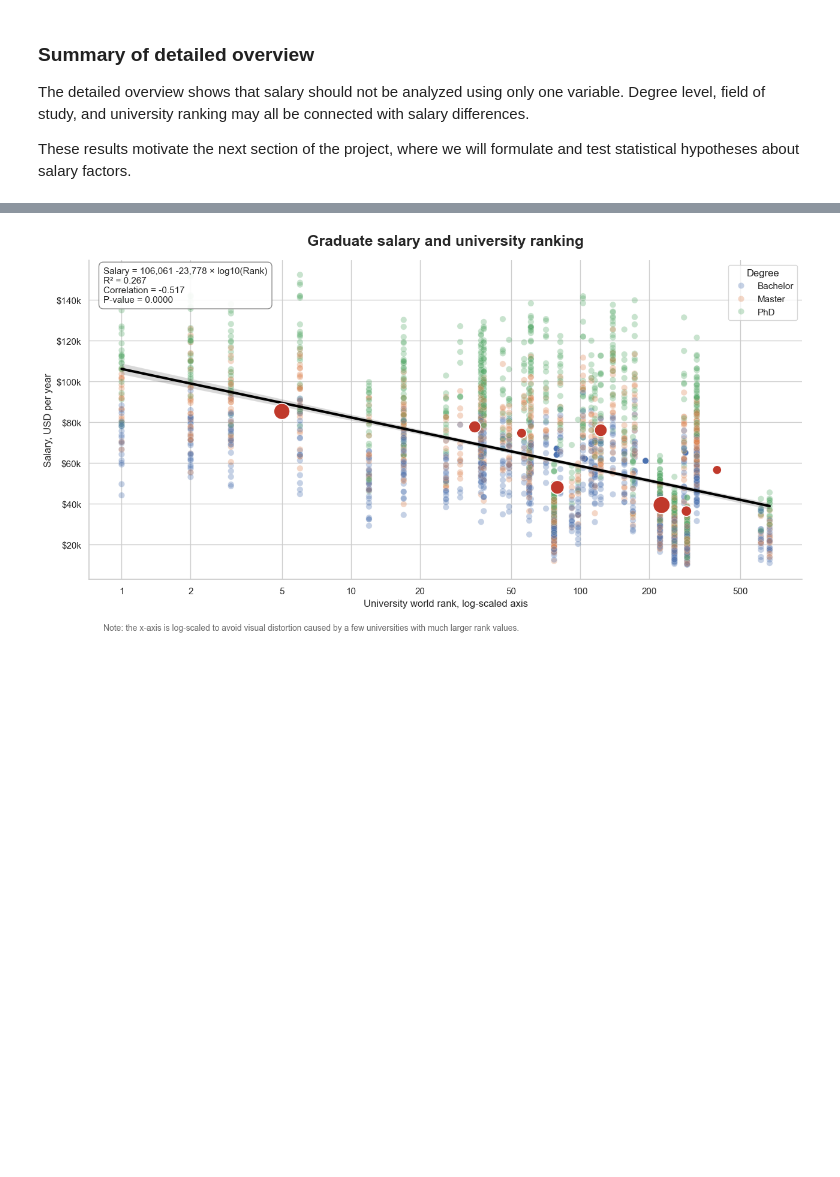
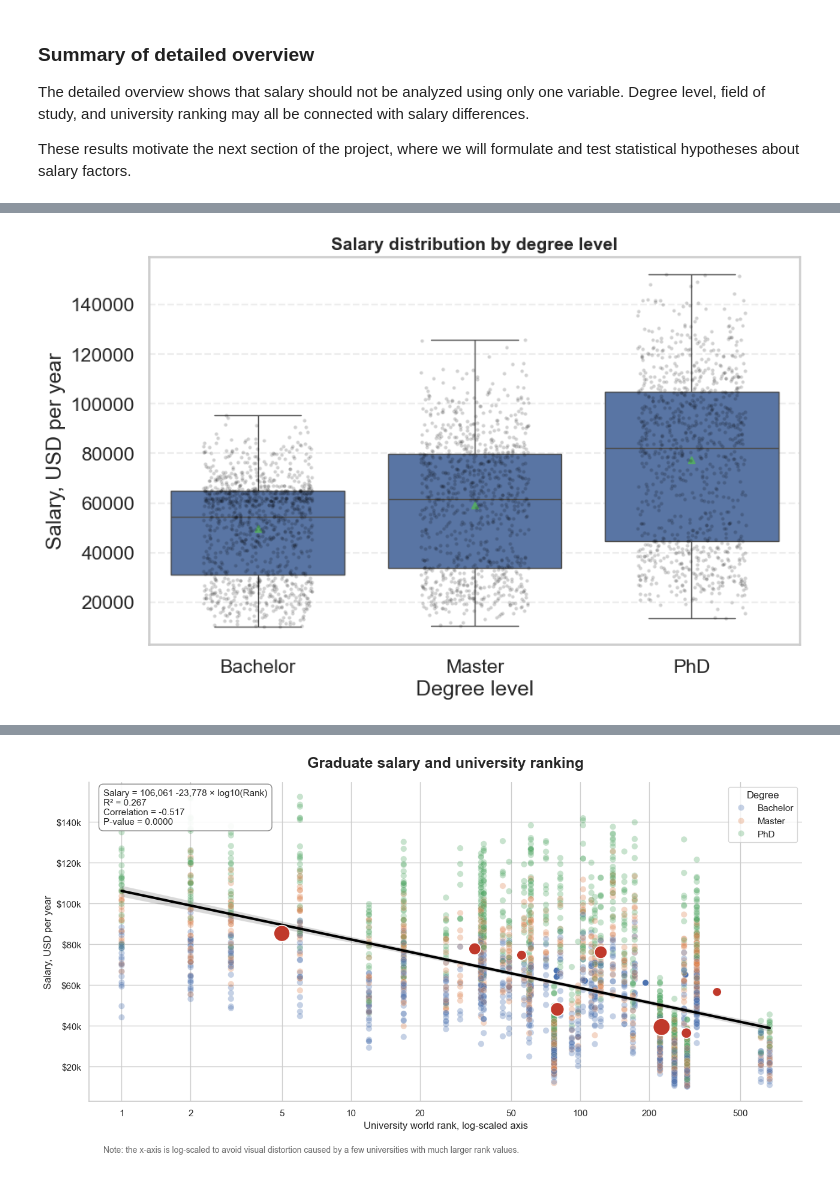
Before and after one commit to maxtheshock/PythonDS-Project, a Jupyter notebook: PythonNotebook.ipynb, the cells around one changed output, grey strips where cells are left out. Cells and saved outputs as stored; diff of their text form; code cells hidden in the pictures; blank space fills up the shorter version.

Commit message:
hypothesis test for degree salary effect

```diff
--- a/PythonNotebook.ipynb
+++ b/PythonNotebook.ipynb
@@ -978,0 +1041,29 @@ These results motivate the next section of the project, where we will formulate
+# %%
+plt.figure(figsize=(10, 6))
+
+sns.boxplot(
+    data=h1_data,
+    x="Degree",
+    y=salary_col,
+    order=degree_order,
+    showmeans=True
+)
+
+sns.stripplot(
+    data=h1_data,
+    x="Degree",
+    y=salary_col,
+    order=degree_order,
+    color="black",
+    alpha=0.18,
+    jitter=0.25,
+    size=3
+)
+
+plt.title("Salary distribution by degree level", fontsize=15, weight="bold")
+plt.xlabel("Degree level")
+plt.ylabel("Salary, USD per year")
+plt.grid(axis="y", linestyle="--", alpha=0.35)
+plt.show()
+# %% [output]
+[figure, added]
```
Also changed, not shown: parts of 8 cells of this notebook.
